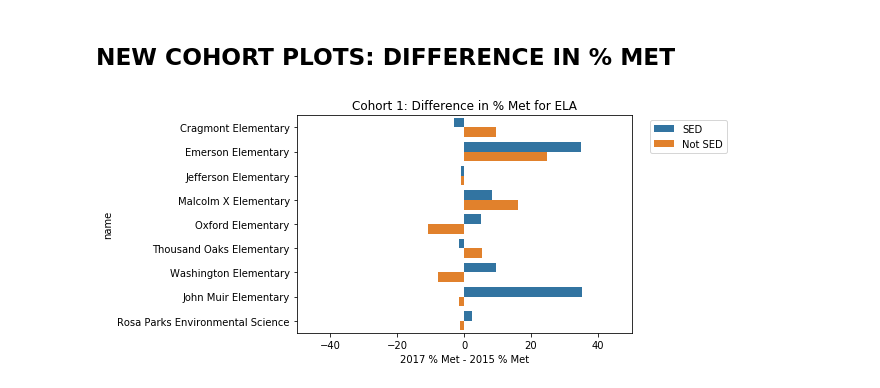
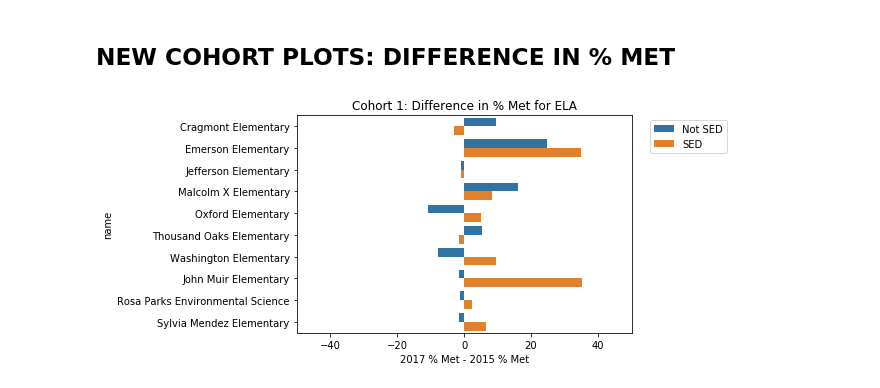
Before and after one commit to raujla/dsfall19, a Jupyter notebook: dsfall19_CAASP.ipynb, the cells around one changed output. Saved outputs shown, nothing was run; the diff lists cells and outputs as text; code cells hidden in the pictures.

```diff
--- a/dsfall19_CAASP.ipynb
+++ b/dsfall19_CAASP.ipynb
@@ -36,7 +36,7 @@ def tidy_data(df):
                     'Sylvia Mendez Elementary', 'Malcolm X Elementary',
                     'Longfellow Arts And Technology Middle', 'Oxford Elementary',
                     'Thousand Oaks Elementary', 'Washington Elementary',
-                    'John Muir Elementary', 'Berkeley Arts Magnet At Whittier']
+                    'John Muir Elementary', 'Berkeley Arts Magnet At Whittier', 'Leconte Elementary']
 
     new = df.loc[(df['Type Id'] == 7) & (df['School Name'].isin(keep_schools)), :].copy()
     new = new.replace('Rosa Parks Environmental Science Magnet', 'Rosa Parks Environmental Science')
@@ -51,6 +51,7 @@ def tidy_data(df):
     new['Met'] = pd.to_numeric(df['Percentage Standard Met and Above'], errors='coerce')
     new['Students Tested'] = pd.to_numeric(new['Students Tested'], errors='coerce')
     new['Mean Scale Score'] = pd.to_numeric(df['Mean Scale Score'], errors='coerce')
+    new['School Name'].replace({'Leconte Elementary': 'Sylvia Mendez Elementary'}, inplace=True)
 
     return new[keep_cols]
 # %%
@@ -413,7 +415,7 @@ for s in elem_names:
                  data = dat[(dat['Test Id'] == 1) & (dat['Subgroup ID'] == 111)], label="ELA, 111")
     sns.lineplot(x='Test Year', y='Met', ci=False,
                  data = dat[(dat['Test Id'] == 2) & (dat['Subgroup ID'] == 111)], label="Math, 111")
-    plt.title(f'Cohort 1 for {s}')
+    plt.title(f'Cohort 2 for {s}')
     plt.ylabel("% Standard Met/Exceeded")
     plt.xticks([2016, 2017, 2018])
     plt.ylim(0, 100)
@@ -882,7 +884,7 @@ plt.title("2018: % Met for Math vs. % Non-White Staff");
 elem_names = ['Cragmont Elementary','Emerson Elementary',
         'Jefferson Elementary','Malcolm X Elementary',
         'Oxford Elementary', 'Thousand Oaks Elementary', 'Washington Elementary',
-        'John Muir Elementary', 'Rosa Parks Environmental Science']
+        'John Muir Elementary', 'Rosa Parks Environmental Science', 'Sylvia Mendez Elementary']
 
 # ECONOMICALLY DISADVANTAGED VS. NOT STUDENTS
 elem3 = df.loc[(df['School Name'].isin(elem_names)) &
@@ -912,6 +914,11 @@ for s in elem_names:
 # %% [markdown]
 ## NEW COHORT PLOTS: DIFFERENCE IN % MET
 # %%
+elem_names = ['Cragmont Elementary','Emerson Elementary',
+        'Jefferson Elementary','Malcolm X Elementary',
+        'Oxford Elementary', 'Thousand Oaks Elementary', 'Washington Elementary',
+        'John Muir Elementary', 'Rosa Parks Environmental Science', 'Sylvia Mendez Elementary']
+
 # select subgroups later
 elem_sub = df.loc[(df['School Name'].isin(elem_names)) & (df['Grade'].isin([3,4,5])), :]
 
@@ -928,25 +935,25 @@ ch1_diff_ela_gp1, ch1_diff_math_gp1 = [], []
 ch1_diff_ela_gp2, ch1_diff_math_gp2 = [], []
 
 for s in elem_names:
-    ## SED students
-    f_ela_gp1 = ch1.loc[(ch1['Test Year'] == 2015) & (ch1['Test Id'] == 1) & (ch1['School Name'] == s) & (ch1['Subgroup ID']==31),
+    ## non-SED students
+    f_ela_gp1 = ch1.loc[(ch1['Test Year'] == 2015) & (ch1['Test Id'] == 1) & (ch1['School Name'] == s) & (ch1['Subgroup ID']==111),
                     'Met']
-    t_ela_gp1 = ch1.loc[(ch1['Test Year'] == 2017) & (ch1['Test Id'] == 1) & (ch1['School Name'] == s) & (ch1['Subgroup ID']==31),
+    t_ela_gp1 = ch1.loc[(ch1['Test Year'] == 2017) & (ch1['Test Id'] == 1) & (ch1['School Name'] == s) & (ch1['Subgroup ID']==111),
                     'Met']
 
-    f_math_gp1 = ch1.loc[(ch1['Test Year'] == 2015) & (ch1['Test Id'] == 2) & (ch1['School Name'] == s) & (ch1['Subgroup ID']==31),
+    f_math_gp1 = ch1.loc[(ch1['Test Year'] == 2015) & (ch1['Test Id'] == 2) & (ch1['School Name'] == s) & (ch1['Subgroup ID']==111),
                      'Met']
-    t_math_gp1 = ch1.loc[(ch1['Test Year'] == 2017) & (ch1['Test Id'] == 2) & (ch1['School Name'] == s) & (ch1['Subgroup ID']==31),
+    t_math_gp1 = ch1.loc[(ch1['Test Year'] == 2017) & (ch1['Test Id'] == 2) & (ch1['School Name'] == s) & (ch1['Subgroup ID']==111),
                      'Met']
 
-    ## non-SED students
-    f_ela_gp2 = ch1.loc[(ch1['Test Year'] == 2015) & (ch1['Test Id'] == 1) & (ch1['School Name'] == s) & (ch1['Subgroup ID']==111),
+    ## SED students
+    f_ela_gp2 = ch1.loc[(ch1['Test Year'] == 2015) & (ch1['Test Id'] == 1) & (ch1['School Name'] == s) & (ch1['Subgroup ID']==31),
                     'Met']
-    t_ela_gp2 = ch1.loc[(ch1['Test Year'] == 2017) & (ch1['Test Id'] == 1) & (ch1['School Name'] == s) & (ch1['Subgroup ID']==111),
+    t_ela_gp2 = ch1.loc[(ch1['Test Year'] == 2017) & (ch1['Test Id'] == 1) & (ch1['School Name'] == s) & (ch1['Subgroup ID']==31),
                     'Met']
-    f_math_gp2 = ch1.loc[(ch1['Test Year'] == 2015) & (ch1['Test Id'] == 2) & (ch1['School Name'] == s) & (ch1['Subgroup ID']==111),
+    f_math_gp2 = ch1.loc[(ch1['Test Year'] == 2015) & (ch1['Test Id'] == 2) & (ch1['School Name'] == s) & (ch1['Subgroup ID']==31),
                      'Met']
-    t_math_gp2 = ch1.loc[(ch1['Test Year'] == 2017) & (ch1['Test Id'] == 2) & (ch1['School Name'] == s) & (ch1['Subgroup ID']==111),
+    t_math_gp2 = ch1.loc[(ch1['Test Year'] == 2017) & (ch1['Test Id'] == 2) & (ch1['School Name'] == s) & (ch1['Subgroup ID']==31),
                      'Met']
 
     # store differences
@@ -954,34 +961,34 @@ for s in elem_names:
     diff_math_gp1 = float(t_math_gp1.reset_index()['Met'] - f_math_gp1.reset_index()['Met'])
     diff_ela_gp2 = float(t_ela_gp2.reset_index()['Met'] - f_ela_gp2.reset_index()['Met'])
     diff_math_gp2 = float(t_math_gp2.reset_index()['Met'] - f_math_gp2.reset_index()['Met'])
 
     ch1_diff_ela_gp1.append(diff_ela_gp1)
     ch1_diff_math_gp1.append(diff_math_gp1)
     ch1_diff_ela_gp2.append(diff_ela_gp2)
     ch1_diff_math_gp2.append(diff_math_gp2)
 
 
 # create 2 dataframes for ela and math
 ela = pd.DataFrame({'difference': ch1_diff_ela_gp1 + ch1_diff_ela_gp2,
-                   'subgroup': (["SED"] * 9) + (["Not SED"] * 9),
+                   'subgroup': (["Not SED"] * 10) + (["SED"] * 10),
                    'name': elem_names * 2})
 
 math = pd.DataFrame({'difference': ch1_diff_math_gp1 + ch1_diff_math_gp2,
-                   'subgroup': (["SED"] * 9) + (["Not SED"] * 9),
+                   'subgroup': (["Not SED"] * 10) + (["SED"] * 10),
                    'name': elem_names * 2})
 
 sns.barplot(x='difference', y='name', hue='subgroup', data=ela)
 plt.legend(bbox_to_anchor=(1.3, 1))
 plt.xlim(-50, 50)
 plt.xlabel("2017 % Met - 2015 % Met")
 plt.title("Cohort 1: Difference in % Met for ELA")
 
 plt.figure()
 
-sns.barplot(x='difference', y='name', hue='subgroup', data=math)
+plot = sns.barplot(x='difference', y='name', hue='subgroup', data=math)
 plt.legend(bbox_to_anchor=(1.3, 1))
 plt.xlabel("2017 % Met - 2015 % Met")
 plt.xlim(-50, 50)
 plt.title("Cohort 1: Difference in % Met for Math");
 # %% [output]
-[figure, old version]
+[figure, new version]
```
Also changed, not shown: parts of 14 cells of this notebook.
